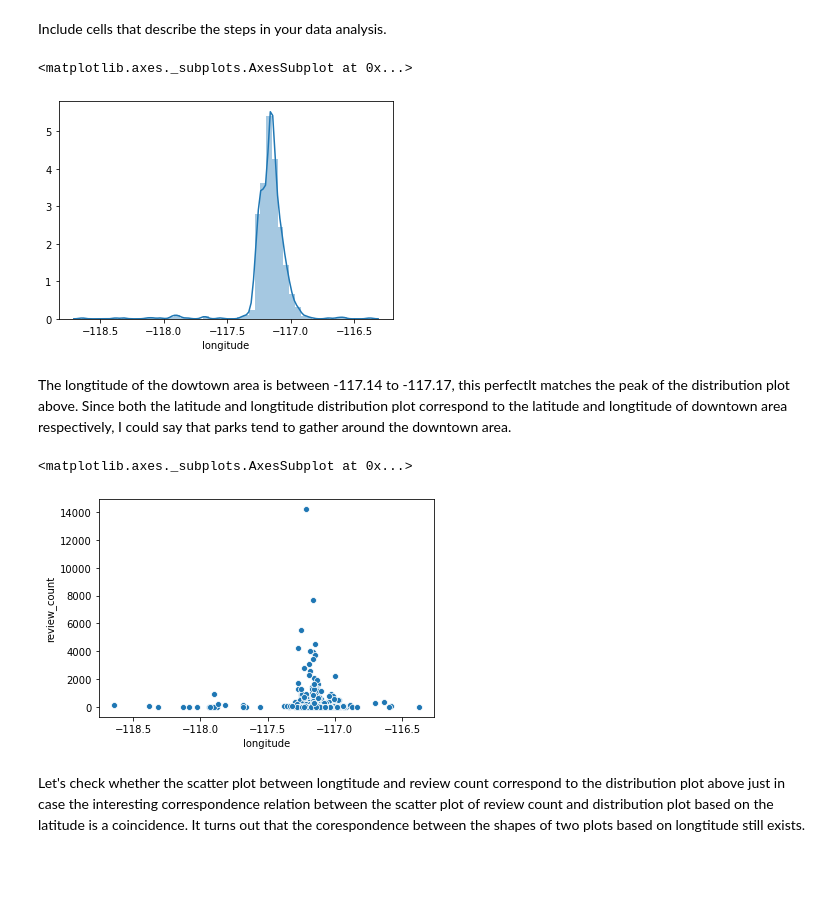
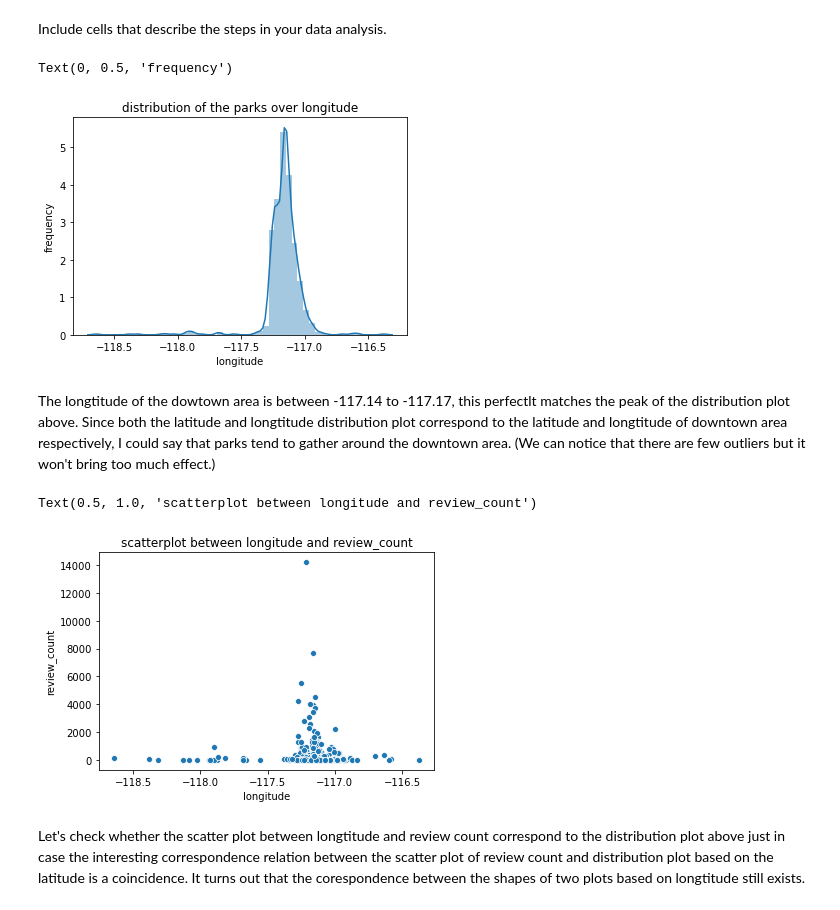
Before and after one commit to handsomezmx/individual_fa20, a Jupyter notebook: final_project/FinalProject_handsomezmx.ipynb, the cells around one changed output. Cells and saved outputs as stored; diff of their text form; code cells hidden in the pictures; blank space fills up the shorter version.

```diff
--- a/final_project/FinalProject_handsomezmx.ipynb
+++ b/final_project/FinalProject_handsomezmx.ipynb
@@ -108,18 +114,21 @@ Surprisingly I found that hte scatter plot between the latitude and review_count
 Include cells that describe the steps in your data analysis.
 # %%
 ## take a look of the distribution of location of the park
-sns.distplot(yelprate['longitude'])
+dist2 = sns.distplot(yelprate['longitude'])
+dist2.set_title('distribution of the parks over longitude')
+dist2.set_ylabel('frequency')
 # %% [output]
-<matplotlib.axes._subplots.AxesSubplot at 0x...>
+Text(0, 0.5, 'frequency')
-[figure, old version]
+[figure, new version]
 # %% [markdown]
-The longtitude of the dowtown area is between -117.14 to -117.17, this perfectlt matches the peak of the distribution plot above. Since both the latitude and longtitude distribution plot correspond to the latitude and longtitude of downtown area respectively, I could say that parks tend to gather around the downtown area.
+The longtitude of the dowtown area is between -117.14 to -117.17, this perfectlt matches the peak of the distribution plot above. Since both the latitude and longtitude distribution plot correspond to the latitude and longtitude of downtown area respectively, I could say that parks tend to gather around the downtown area. (We can notice that there are few outliers but it won't bring too much effect.)
 # %%
 ## let's take a look whether there is a relationship between the longitude and rating
-sns.scatterplot(y = yelprate['review_count'],x=yelprate['longitude'])
+scatter2 = sns.scatterplot(y = yelprate['review_count'],x=yelprate['longitude'])
+scatter2.set_title('scatterplot between longitude and review_count')
 # %% [output]
-<matplotlib.axes._subplots.AxesSubplot at 0x...>
+Text(0.5, 1.0, 'scatterplot between longitude and review_count')
-[figure, old version]
+[figure, new version]
 # %% [markdown]
 Let's check whether the scatter plot between longtitude and review count correspond to the distribution plot above just in case the interesting correspondence relation between the scatter plot of review count and distribution plot based on the latitude is a coincidence. It turns out that the corespondence between the shapes of two plots based on longtitude still exists.
 # %% [markdown]
```
Also changed, not shown: parts of 5 cells of this notebook.
